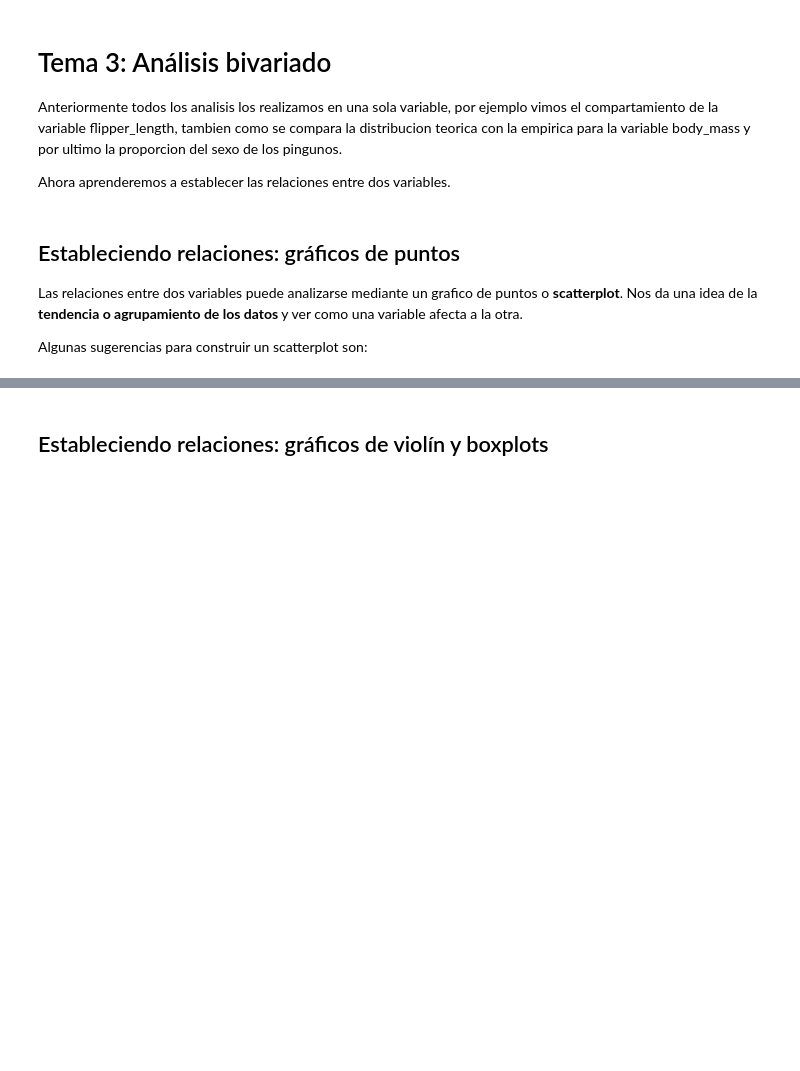
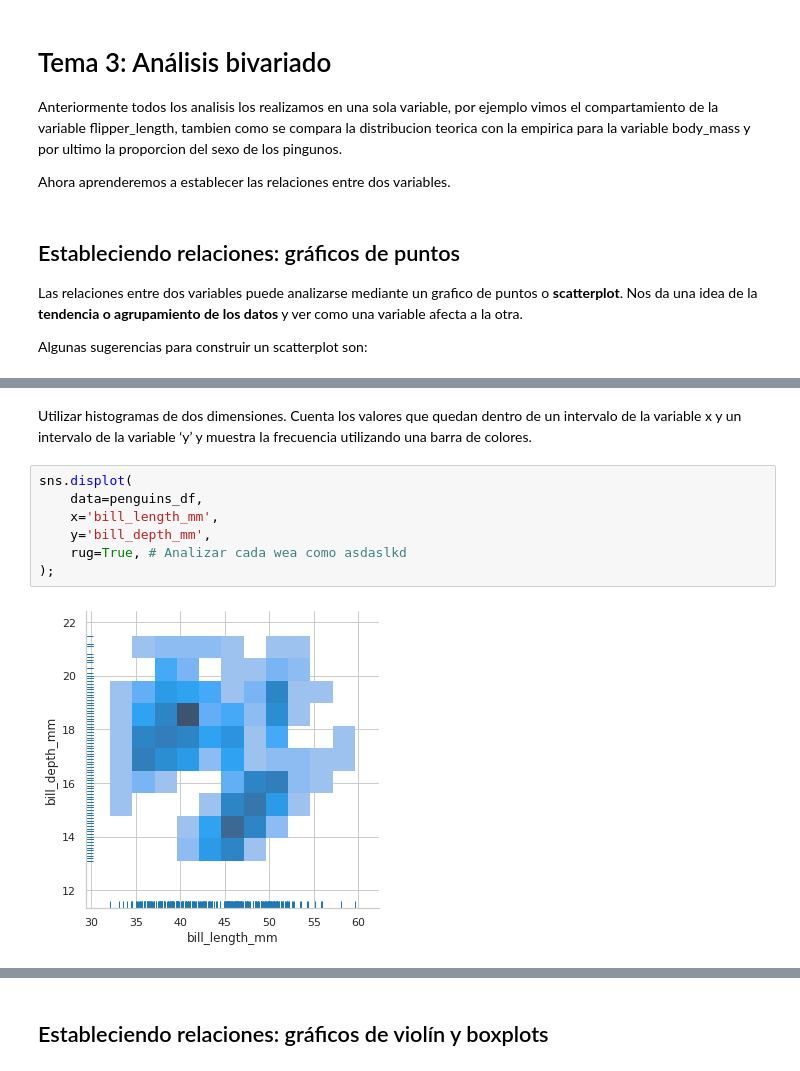
Before and after one commit to mazzaroli/EDA, a Jupyter notebook: article/notebook.ipynb, the cells around one changed output, grey strips where cells are left out. Cells and saved outputs as stored; diff of their text form; blank space fills up the shorter version.

```diff
--- a/article/notebook.ipynb
+++ b/article/notebook.ipynb
@@ -1504,0 +1522,11 @@ Las relaciones entre dos variables puede analizarse mediante un grafico de punto
+# %% [markdown]
+Utilizar histogramas de dos dimensiones. Cuenta los valores que quedan dentro de un intervalo de la variable x y un intervalo de la variable ‘y’ y muestra la frecuencia utilizando una barra de colores.
+# %%
+sns.displot(
+    data=penguins_df,
+    x='bill_length_mm',
+    y='bill_depth_mm',
+    rug=True, # Analizar cada wea como asdaslkd
+);
+# %% [output]
+[figure, added]
```
Also changed, not shown: parts of 14 cells of this notebook, 1 other file.
